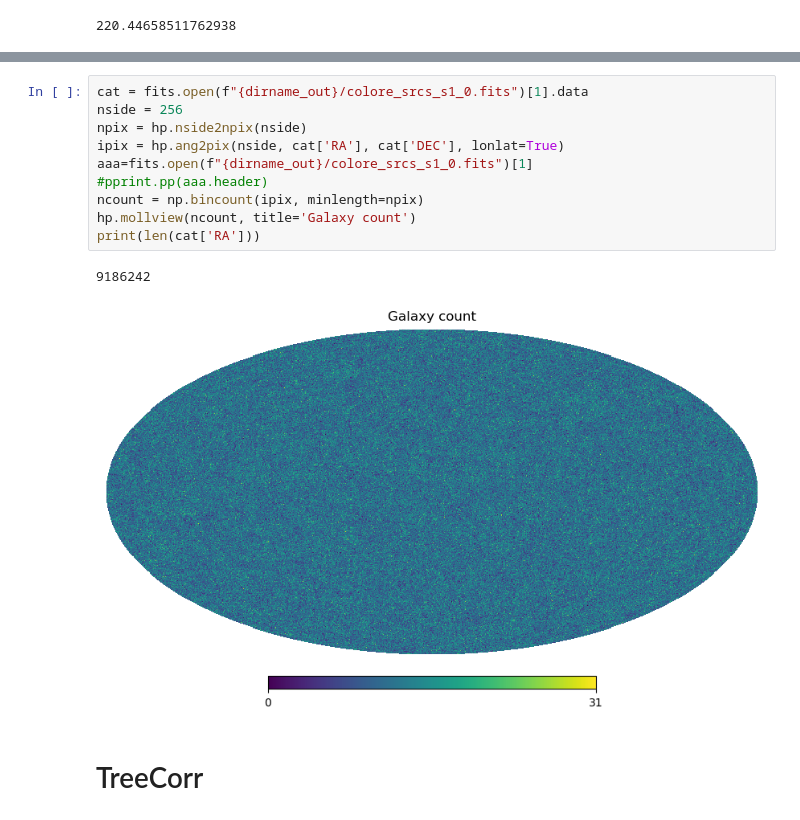
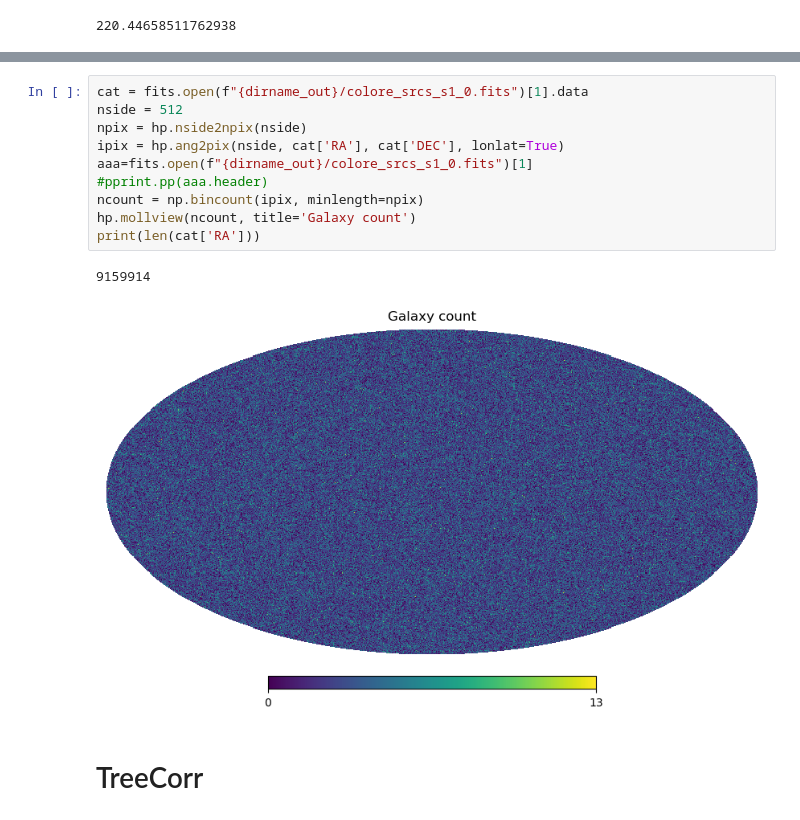
Before and after one commit to Roger-02/tese, a Jupyter notebook: testes_gal.ipynb, the cells around one changed output, grey strips where cells are left out. Cells and saved outputs as stored; diff of their text form.

```diff
--- a/testes_gal.ipynb
+++ b/testes_gal.ipynb
@@ -115,16 +164,16 @@ The cosmological model is:
 # %%
 cat = fits.open(f"{dirname_out}/colore_srcs_s1_0.fits")[1].data
-nside = 256
+nside = 512
 npix = hp.nside2npix(nside)
 ipix = hp.ang2pix(nside, cat['RA'], cat['DEC'], lonlat=True)
 aaa=fits.open(f"{dirname_out}/colore_srcs_s1_0.fits")[1]
 #pprint.pp(aaa.header)
 ncount = np.bincount(ipix, minlength=npix)
 hp.mollview(ncount, title='Galaxy count')
 print(len(cat['RA']))
 # %% [output]
-9186242
+9159914
-[figure, old version]
+[figure, new version]
 # %% [markdown]
 # TreeCorr
 # %%
```
Also changed, not shown: parts of 9 cells of this notebook, 1 other file.
